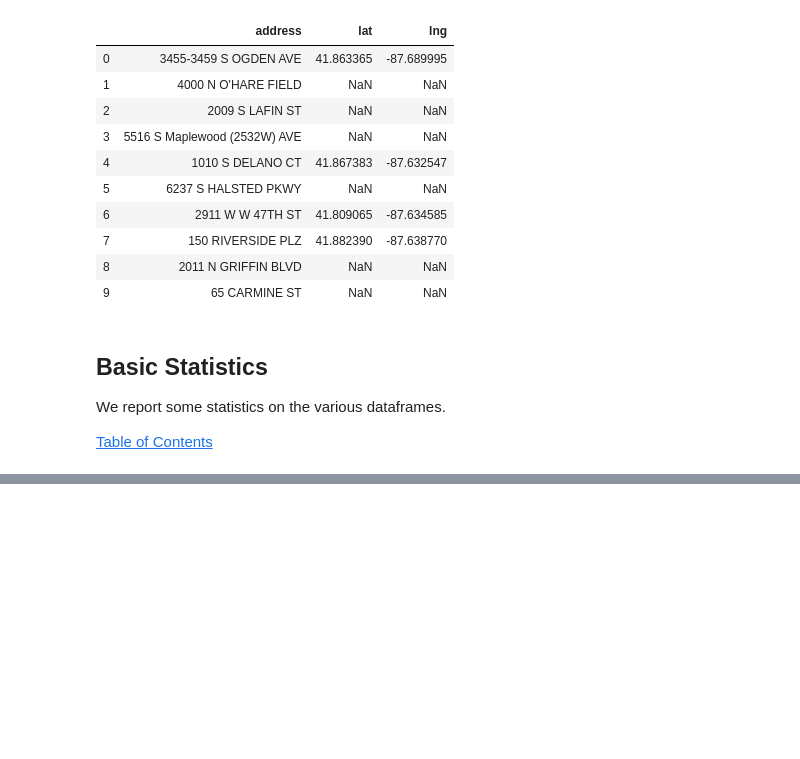
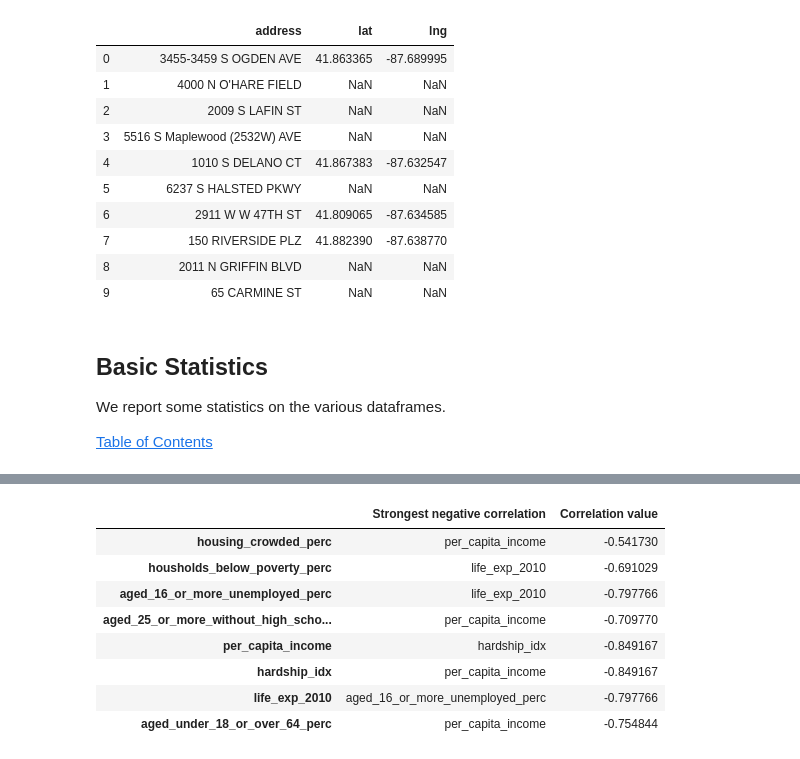
Before and after one commit to wiedeflo/ADAProject, a Jupyter notebook: src/project.ipynb, the cells around one changed output, grey strips where cells are left out. Cells and saved outputs as stored; diff of their text form; code cells hidden in the pictures; blank space fills up the shorter version.

```diff
--- a/src/project.ipynb
+++ b/src/project.ipynb
@@ -168,0 +220,14 @@ We report some statistics on the various dataframes.
+# %%
+corrmin =pd.DataFrame(corr.idxmin()).rename({0: 'Strongest negative correlation'}, axis = 1)
+corrmin['Correlation value'] = corr.min()
+corrmin
+# %% [output]
+|  | Strongest negative correlation | Correlation value |
+| housing_crowded_perc | per_capita_income | -0.541730 |
+| housholds_below_poverty_perc | life_exp_2010 | -0.691029 |
+| aged_16_or_more_unemployed_perc | life_exp_2010 | -0.797766 |
+| aged_25_or_more_without_high_scho... | per_capita_income | -0.709770 |
+| per_capita_income | hardship_idx | -0.849167 |
+| hardship_idx | per_capita_income | -0.849167 |
+| life_exp_2010 | aged_16_or_more_unemployed_perc | -0.797766 |
+| aged_under_18_or_over_64_perc | per_capita_income | -0.754844 |
```
Also changed, not shown: parts of 12 cells of this notebook, 1 other file.
